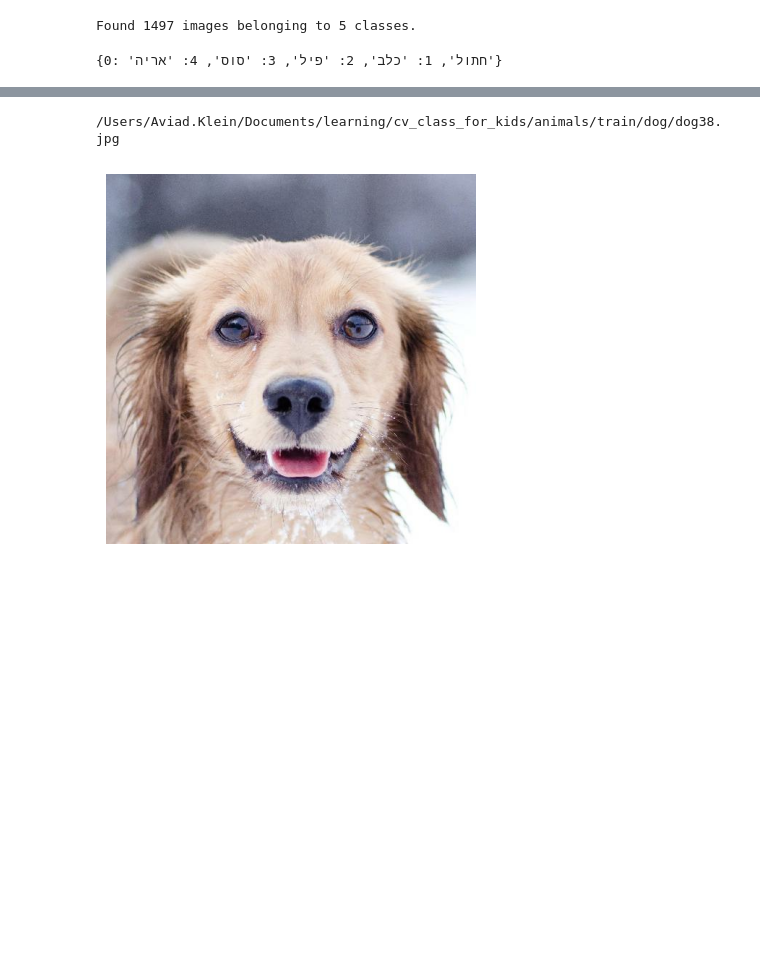
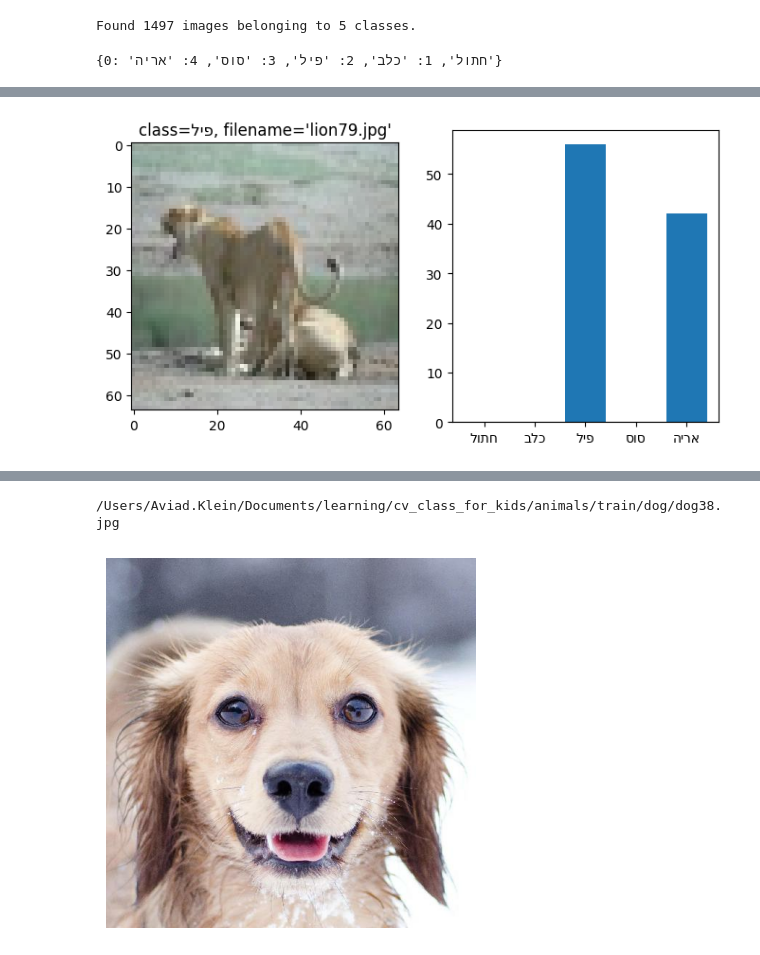
Before and after one commit to AviadKlein/cv4kids, a Jupyter notebook: inference.ipynb, the cells around one changed output, grey strips where cells are left out. Cells and saved outputs as stored; diff of their text form; code cells hidden in the pictures; blank space fills up the shorter version.

```diff
--- a/inference.ipynb
+++ b/inference.ipynb
@@ -171,0 +164,6 @@ plot_predict(model, index2class_hebrew, dataset='val', clazz='cat')
+# %%
+# find weird cases
+predictions = model.predict(val_generator)
+kl_div = (predictions*np.log(predictions/(np.ones(5)/5))).sum(axis=1)
+zipped = zip(kl_div, [_.split('/') for _ in val_generator.filenames])
+zipped = sorted(zipped, key=lambda t: t[0])
@@ -171,0 +185,11 @@ plot_predict(model, index2class_hebrew, dataset='val', clazz='cat')
+# %%
+# plot_predict(model, index2class_hebrew, dataset='val', clazz='lion', file='lion173.jpg')
+# plot_predict(model, index2class_hebrew, dataset='val', clazz='lion', file='lion83.jpg')
+# plot_predict(model, index2class_hebrew, dataset='val', clazz='horse', file='horse44.png')
+# plot_predict(model, index2class_hebrew, dataset='val', clazz='horse', file='horse236.png')
+# plot_predict(model, index2class_hebrew, dataset='val', clazz='dog', file='dog42.png')
+# plot_predict(model, index2class_hebrew, dataset='val', clazz='dog', file='dog81.jpg')
+# plot_predict(model, index2class_hebrew, dataset='val', clazz='elephant', file='elephant183.jpg')
+_ind = 20
+plot_predict(model, index2class_hebrew, dataset='val', clazz=zipped[_ind][1][0], file=zipped[_ind][1][1])
+# %% [output]
@@ -171,0 +197 @@ plot_predict(model, index2class_hebrew, dataset='val', clazz='cat')
+[figure, added]
```
Also changed, not shown: parts of 13 cells of this notebook, 2 other files.
